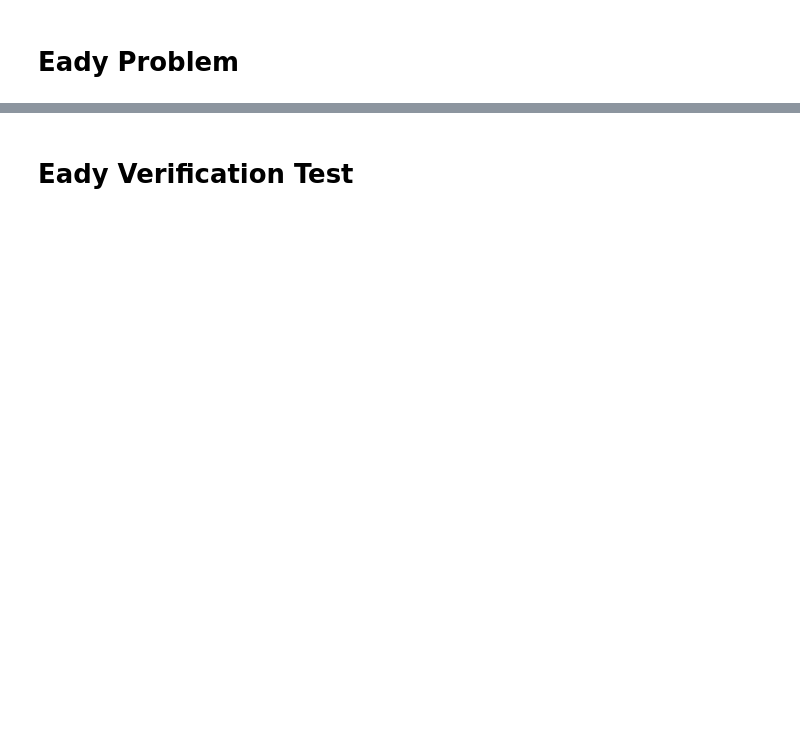
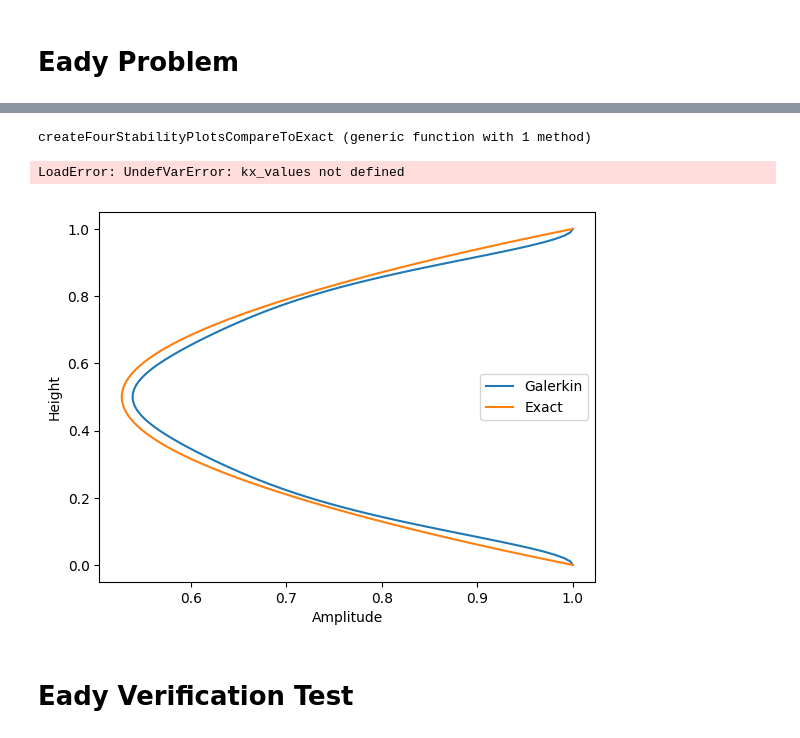
Before and after one commit to mwatwood-cu/QG-Galerkin, a Jupyter notebook: Julia Coefficients.ipynb, the cells around one changed output, grey strips where cells are left out. Saved outputs shown, nothing was run; the diff lists cells and outputs as text; code cells hidden in the pictures; blank space fills up the shorter version.

Commit message:
Messy version with output and all plots still shown.

```diff
--- a/Julia Coefficients.ipynb
+++ b/Julia Coefficients.ipynb
@@ -140,6 +146,7 @@ end
 function u_galerkin(size::Int64, coefficients, value)
     sumTotal = 0
     for i=0:size-1
+        nextCoe = coefficients[i+1]
         sumTotal = sumTotal + coefficients[i+1]*(jacobi(2.*value -1., i, 0,0)+b_n(i)*jacobi(2.*value -1.,i+2,0,0))
     end
     return sumTotal
@@ -392,26 +407,40 @@ function createFourStabilityPlotsCompareToExact(sizeOfMatrix, S_function, growth
         w_speeds_exact[i] = real(c_value)
     end
 
-    fig, axes = subplots(2,2)
-    ax = axes[1,1]
-    ax[:plot](kx_values, growthRates, label="Galerkin")
-    ax[:plot](kx_values, growthRates_exact, label="Exact")
-    ax[:legend](loc="upper right")
-    ax = axes[2,1]
-    ax[:plot](kx_values, w_speeds, label="Galerkin")
-    ax[:plot](kx_values, w_speeds_exact, label="Exact")
-    ax[:set_ylim](0,1)
-    ax[:legend](loc="lower right")
+    plot(psi_amps/maximum(psi_amps), heights, label="Galerkin")
+    plot(psi_amps_exact/maximum(psi_amps_exact), heights, label="Exact")
+    legend(loc="center right")
+    xlabel("Amplitude")
+    ylabel("Height")
+    savefig("EadyAmplitude.eps", format="eps", dpi=1000)
 
-    ax = axes[1,2]
-    ax[:plot](psi_angles - psi_angles[1], heights, label="Galerkin")
-    ax[:plot](psi_angles_exact - psi_angles_exact[1], heights, label="Exact")
-    ax[:legend](loc="upper left")
-    ax = axes[2,2]
-    ax[:plot](psi_amps/maximum(psi_amps), heights, label="Galerkin")
-    ax[:plot](psi_amps_exact/maximum(psi_amps_exact), heights, label="Exact")
-    ax[:legend](loc="center right")
 end
+# %% [output]
+createFourStabilityPlotsCompareToExact (generic function with 1 method)
+# %%
+ plot(kx_values, growthRates, label="Galerkin")
+    plot(kx_values, growthRates_exact, label="Exact")
+    legend(loc="upper right")
+    xlabel("Zonal Wavenumber")
+    ylabel("Growth Rate")
+    savefig("EadyGrowthRates.eps", format="eps", dpi=1000)
+
+plot(kx_values, w_speeds, label="Galerkin")
+    plot(kx_values, w_speeds_exact, label="Exact")
+    ylim(0,1)
+    legend(loc="lower right")
+    xlabel("Zonal Wavenumber")
+    ylabel("Wave Speeds")
+    savefig("EadyWaveSpeeds.eps", format="eps", dpi=1000)
+
+plot(psi_angles - psi_angles[1], heights, label="Galerkin")
+    plot(psi_angles_exact - psi_angles_exact[1], heights, label="Exact")
+    legend(loc="upper left")
+    xlabel("Phase")
+    ylabel("Height")
+    savefig("EadyPhase.eps", format="eps", dpi=1000)
+# %% [output]
+LoadError: UndefVarError: kx_values not defined
 # %%
 #Testing galerkin u
 #=
@@ -433,21 +462,23 @@ u_galerkin(matrixSize, ugc, .1)
 # %%
 using PyPlot
 ioff()
 
 nodePoints = 200 # redefining for ease of alteration
 matrixSize = 7
 
 first_coefficient = 0.5
 kxStart = 0.1
 kxFinish = 10.
 steps = 100
 beta = 0
 ky = 0
 kxs = linspace(kxStart, kxFinish, steps)
 eigenValuesAndVectors = getCompleteStabilityEigenObjectsOfKx(matrixSize, beta, ky, kxs, S_constant, dq, dz, dy_vartheta_bar(S_constant, dz, 1.), dy_vartheta_bar(S_constant, dz, 0.), first_coefficient)
-growthRates, vectors, w_speeds, w_minSpeeds = getStabilityValues(eigenValuesAndVectors, kxs)
+growthRates_eady_four, vectors, w_speeds, w_minSpeeds = getStabilityValues(eigenValuesAndVectors, kxs)
 
-createFourStabilityPlotsCompareToExact(matrixSize, S_constant, growthRates, vectors, w_speeds, kxs, ky)
+createFourStabilityPlotsCompareToExact(matrixSize, S_constant, growthRates_eady_four, vectors, w_speeds, kxs, ky)
+# %% [output]
+[figure, added]
 # %%
 kxs = 1.61
 eigenValuesAndVectors = getCompleteStabilityEigenObjectsOfKx(matrixSize, beta, ky, kxs, S_constant, dq, dz, dy_vartheta_bar(S_constant, dz, 1.), dy_vartheta_bar(S_constant, dz, 0.), first_coefficient)
```
Also changed, not shown: parts of 41 cells of this notebook.
